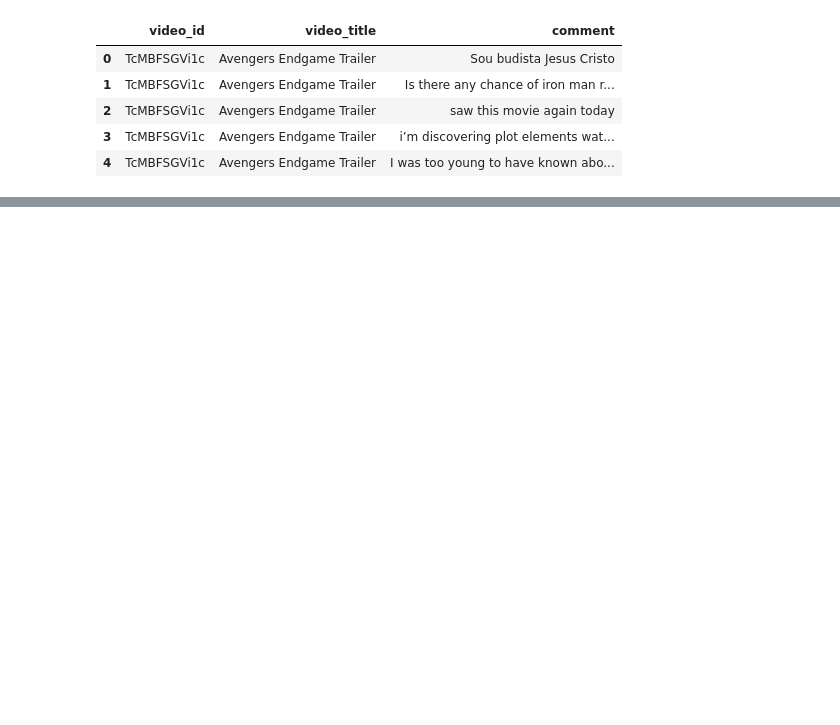
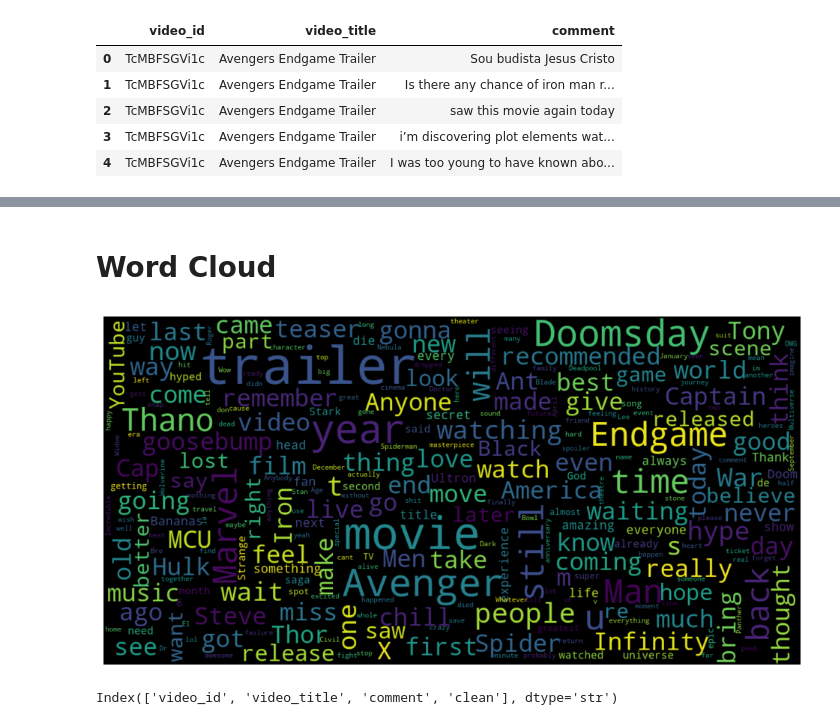
Before and after one commit to Kezelle/Milestone-4---Movie-Trailer-Sentiment-Analysis, a Jupyter notebook: testing_ko.ipynb, the cells around one changed output, grey strips where cells are left out. Saved outputs shown, nothing was run; the diff lists cells and outputs as text; code cells hidden in the pictures; blank space fills up the shorter version.

```diff
--- a/testing_ko.ipynb
+++ b/testing_ko.ipynb
@@ -165,0 +140,2 @@ KeyError: 'sentiment'
+# %%
+Avengers_trailer = Avengers_trailer.drop(0)
@@ -166,9 +151,9 @@ KeyError: 'sentiment'
 # %%
-def clean_tweet(text):
-    text = re.sub(r"http\S+|www\.\S+", " ", text)   # URLs
-    text = re.sub(r"@\w+", " ", text)               # @mentions
-    text = text.replace("&amp;", "&").replace("#", "")
-    return re.sub(r"\s+", " ", text).strip()
+def clean_Avengers_trailer(comment):
+    comment = re.sub(r"http\S+|www\.\S+", " ", comment)   # URLs
+    comment = re.sub(r"@\w+", " ", comment)               # @mentions
+    comment = comment.replace("&amp;", "&").replace("#", "")
+    return re.sub(r"\s+", " ", comment).strip()
 
-df['clean'] = df["text"].apply(clean_tweet)
-df[['text', 'clean']].sample(5)
+Avengers_trailer['clean'] = Avengers_trailer["comment"].apply(clean_Avengers_trailer)
+Avengers_trailer[['comment', 'clean']].sample(5)
@@ -174,0 +211,27 @@ df[['text', 'clean']].sample(5)
+# %% [markdown]
+# Word Cloud
+# %%
+Avengers = Avengers_trailer['clean'].str.cat(sep=" ")
+
+all_stopwords = STOPWORDS
+
+wordcloud = WordCloud(
+    background_color = 'black',
+    stopwords = all_stopwords,
+    max_words = 300,
+    max_font_size = 30,
+    scale = 3,
+    random_state = 1,
+    collocations = False
+).generate(Avengers)
+
+plt.figure(figsize=(12, 12))
+plt.imshow(wordcloud, interpolation = 'bilinear')
+plt.axis('off')
+plt.show()
+# %% [output]
+[figure, added]
+# %%
+Avengers_trailer.columns
+# %% [output]
+Index(['video_id', 'video_title', 'comment', 'clean'], dtype='str')
```
Also changed, not shown: parts of 63 cells of this notebook, 3 other files.
